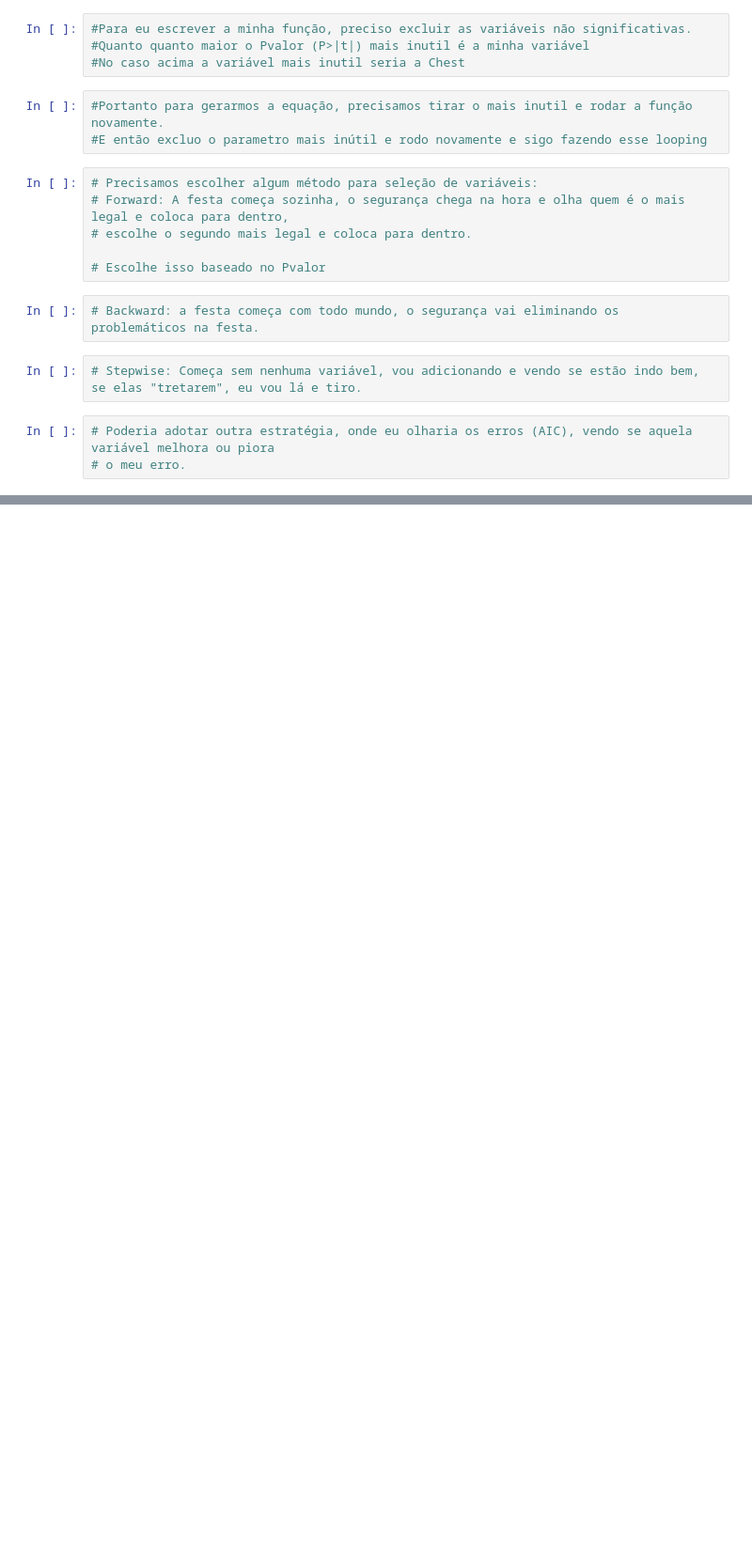
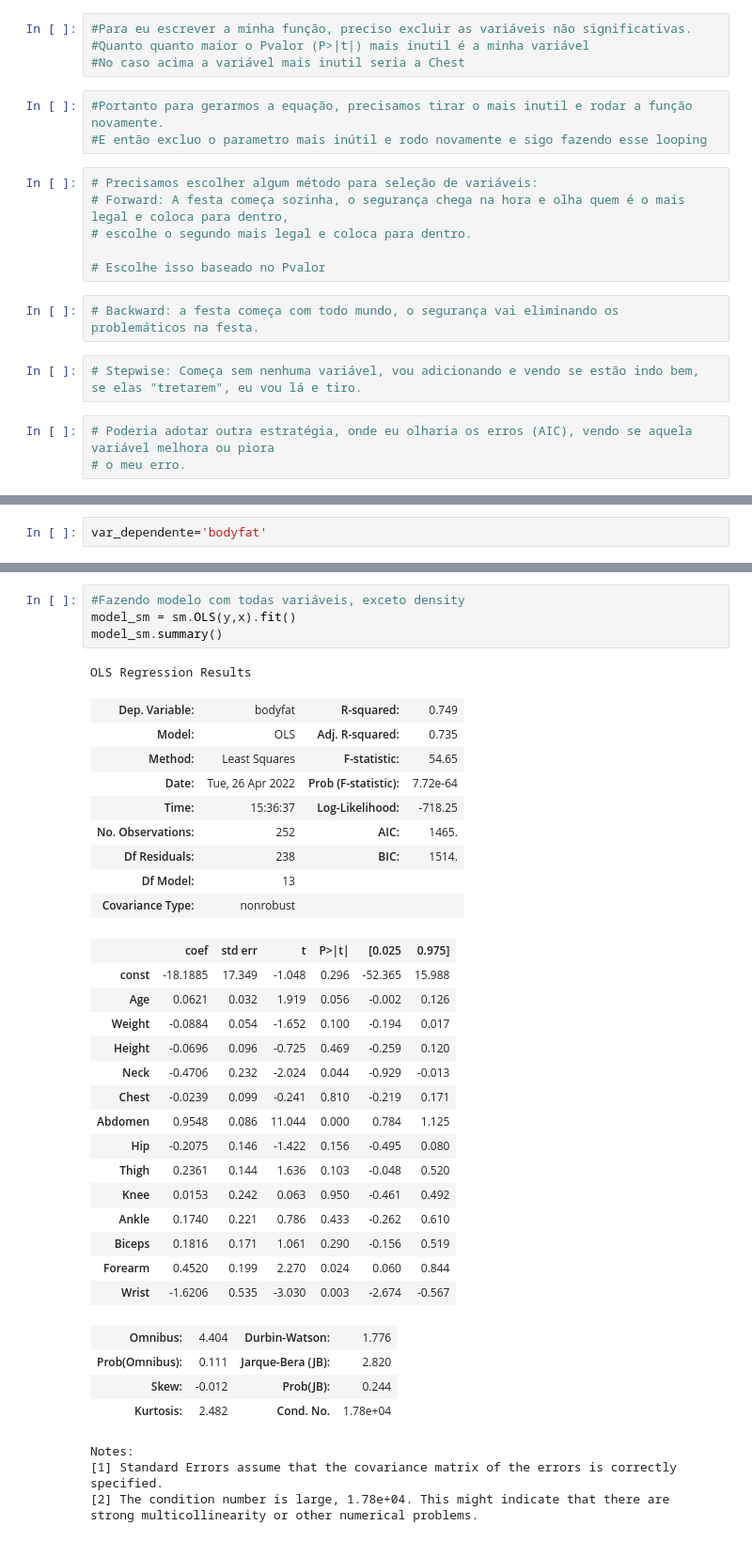
Before and after one commit to monicaborges-machinelearning/regressao-linear-multipla, a Jupyter notebook: src/model.ipynb, the cells around one changed output, grey strips where cells are left out. Shown: that part at 94% size. Cells and saved outputs as stored; diff of their text form; blank space fills up the shorter version.

Commit message:
Finalização do modelo linear com os métodos de seleção

```diff
--- a/src/model.ipynb
+++ b/src/model.ipynb
@@ -224,0 +233,2 @@ strong multicollinearity or other numerical problems.
+# %%
+var_dependente='bodyfat'
@@ -224,0 +258,38 @@ strong multicollinearity or other numerical problems.
+# %%
+#Fazendo modelo com todas variáveis, exceto density
+model_sm = sm.OLS(y,x).fit()
+model_sm.summary()
+# %% [output]
+OLS Regression Results
+| Dep. Variable: | bodyfat | R-squared: | 0.749 |
+| Model: | OLS | Adj. R-squared: | 0.735 |
+| Method: | Least Squares | F-statistic: | 54.65 |
+| Date: | Tue, 26 Apr 2022 | Prob (F-statistic): | 7.72e-64 |
+| Time: | 15:36:37 | Log-Likelihood: | -718.25 |
+| No. Observations: | 252 | AIC: | 1465. |
+| Df Residuals: | 238 | BIC: | 1514. |
+| Df Model: | 13 |  |  |
+| Covariance Type: | nonrobust |  |  |
+|  | coef | std err | t | P>|t| | [0.025 | 0.975] |
+| const | -18.1885 | 17.349 | -1.048 | 0.296 | -52.365 | 15.988 |
+| Age | 0.0621 | 0.032 | 1.919 | 0.056 | -0.002 | 0.126 |
+| Weight | -0.0884 | 0.054 | -1.652 | 0.100 | -0.194 | 0.017 |
+| Height | -0.0696 | 0.096 | -0.725 | 0.469 | -0.259 | 0.120 |
+| Neck | -0.4706 | 0.232 | -2.024 | 0.044 | -0.929 | -0.013 |
+| Chest | -0.0239 | 0.099 | -0.241 | 0.810 | -0.219 | 0.171 |
+| Abdomen | 0.9548 | 0.086 | 11.044 | 0.000 | 0.784 | 1.125 |
+| Hip | -0.2075 | 0.146 | -1.422 | 0.156 | -0.495 | 0.080 |
+| Thigh | 0.2361 | 0.144 | 1.636 | 0.103 | -0.048 | 0.520 |
+| Knee | 0.0153 | 0.242 | 0.063 | 0.950 | -0.461 | 0.492 |
+| Ankle | 0.1740 | 0.221 | 0.786 | 0.433 | -0.262 | 0.610 |
+| Biceps | 0.1816 | 0.171 | 1.061 | 0.290 | -0.156 | 0.519 |
+| Forearm | 0.4520 | 0.199 | 2.270 | 0.024 | 0.060 | 0.844 |
+| Wrist | -1.6206 | 0.535 | -3.030 | 0.003 | -2.674 | -0.567 |
+| Omnibus: | 4.404 | Durbin-Watson: | 1.776 |
+| Prob(Omnibus): | 0.111 | Jarque-Bera (JB): | 2.820 |
+| Skew: | -0.012 | Prob(JB): | 0.244 |
+| Kurtosis: | 2.482 | Cond. No. | 1.78e+04 |
+Notes:
+[1] Standard Errors assume that the covariance matrix of the errors is correctly specified.
+[2] The condition number is large, 1.78e+04. This might indicate that there are
+strong multicollinearity or other numerical problems.
```
Also changed, not shown: parts of 17 cells of this notebook.
